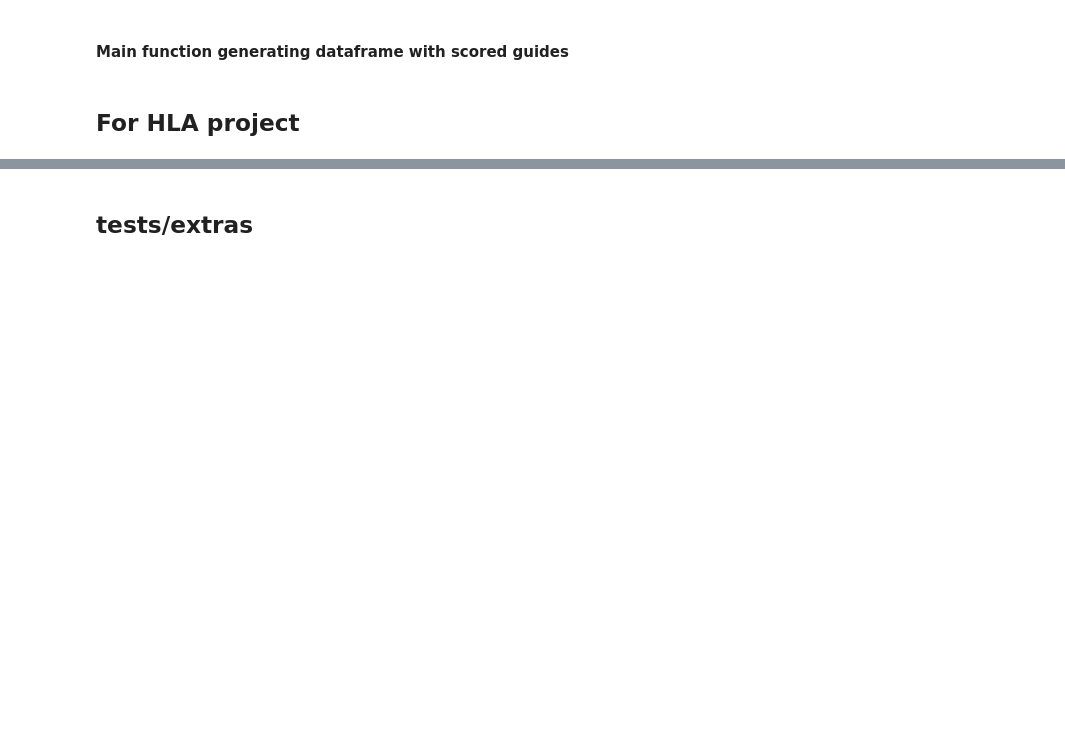
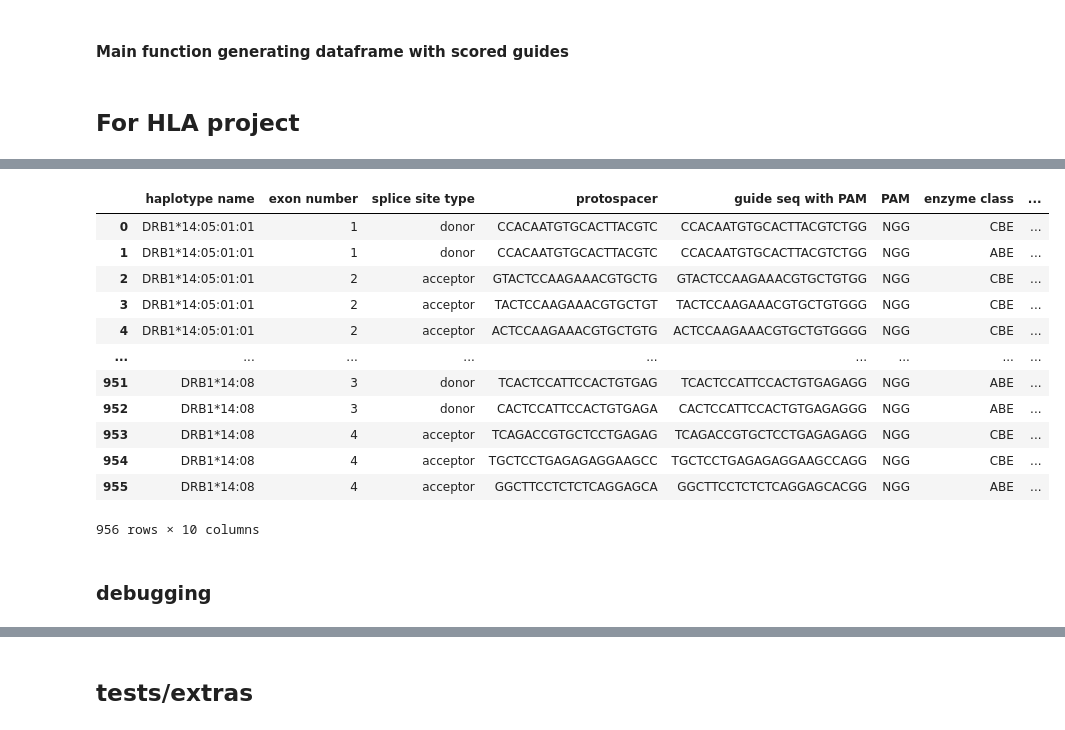
Before and after one commit to asdfghjkate/HLA_spliceEdit, a Jupyter notebook: spliceR_python_HLA.ipynb, the cells around one changed output, grey strips where cells are left out. Cells and saved outputs as stored; diff of their text form; code cells hidden in the pictures; blank space fills up the shorter version.

```diff
--- a/spliceR_python_HLA.ipynb
+++ b/spliceR_python_HLA.ipynb
@@ -402,0 +596,6 @@ HLA_A_output_df.to_csv('HLA_A_all_haps_splice_site_BE_test1.csv', index=False)
+# %%
+hla_dqb1_n_to_a = pd.read_csv("HLA_name_to_dbAccession/HLA_DQB1_name_to_accession.txt", sep="\t")
+hla_dqb1_n_to_a
+HLA_DQB1_name_to_accession = dict(zip(hla_dqb1_n_to_a['name'], hla_dqb1_n_to_a['accession']))
+HLA_DQB1_name_to_accession
+# len(HLA_DQB1_name_to_accession) # 14 target haplotypes
@@ -402,0 +668,5 @@ HLA_A_output_df.to_csv('HLA_A_all_haps_splice_site_BE_test1.csv', index=False)
+# %%
+hla_drb1_n_to_a = pd.read_csv("HLA_name_to_dbAccession/HLA_DRB1_name_to_accession.txt", sep="\t")
+hla_drb1_n_to_a
+HLA_DRB1_name_to_accession = dict(zip(hla_drb1_n_to_a['name'], hla_drb1_n_to_a['accession']))
+HLA_DRB1_name_to_accession
@@ -402,0 +691,45 @@ HLA_A_output_df.to_csv('HLA_A_all_haps_splice_site_BE_test1.csv', index=False)
+# %%
+#### running spliceR on all HLA DRB1 common haplotypes
+
+# initializing empty dataframe to store results
+cols = ['haplotype name', 'exon number', 'splice site type', 'protospacer', 'guide seq with PAM', 'PAM', 'enzyme class', 'CBE/ABE position', 'guide score', 'cDNA disruption pct']
+HLA_DRB1_output_df = pd.DataFrame(columns=cols)
+
+motif_weights_filepath = "./motif_weights.tsv"
+position_weights_filepath = "./position_weights.tsv"
+motif_weights_dict, position_weights_dict = parse_motif_position_weights(motif_weights_filepath, position_weights_filepath)
+
+for haplotype in HLA_DRB1_name_to_accession:
+    print(haplotype)
+    accession = HLA_DRB1_name_to_accession[haplotype]
+    hap_url = f"https://www.ebi.ac.uk/cgi-bin/ipd/api/allele/{accession}"
+    hap_info = parse_json(file_url=hap_url)
+    genomic_features = hap_info['genomic_features']
+    coding_features = hap_info['coding_features']
+    genomic_sequence = hap_info['genomic_sequence']
+    coding_sequence = hap_info['sequences']['coding']
+
+    hap_out = spliceR_main(
+        genomic_features,
+        coding_features,
+        genomic_sequence,
+        coding_sequence,
+        motif_weights_dict,
+        position_weights_dict,
+        output_as_df = True,
+        haplotype_name = haplotype,
+        guide_length = 20,
+        pam = "NGG",
+        flank_length = 20,
+        CBE = True,
+        ABE = True,
+        SA = True,
+        SD = True,
+        logistic_adjust = 1,
+        max_exon_targeted = 4 #exons 5, 6 are intracellular so are not good targets
+    )
+    HLA_DRB1_output_df = pd.concat([HLA_DRB1_output_df, hap_out], axis=0, ignore_index=True)
+
+
+HLA_DRB1_output_df
+# %% [output]
@@ -402,0 +772,13 @@ HLA_A_output_df.to_csv('HLA_A_all_haps_splice_site_BE_test1.csv', index=False)
+|  | haplotype name | exon number | splice site type | protospacer | guide seq with PAM | PAM | enzyme class | ... |
+| 0 | DRB1*14:05:01:01 | 1 | donor | CCACAATGTGCACTTACGTC | CCACAATGTGCACTTACGTCTGG | NGG | CBE | ... |
+| 1 | DRB1*14:05:01:01 | 1 | donor | CCACAATGTGCACTTACGTC | CCACAATGTGCACTTACGTCTGG | NGG | ABE | ... |
+| 2 | DRB1*14:05:01:01 | 2 | acceptor | GTACTCCAAGAAACGTGCTG | GTACTCCAAGAAACGTGCTGTGG | NGG | CBE | ... |
+| 3 | DRB1*14:05:01:01 | 2 | acceptor | TACTCCAAGAAACGTGCTGT | TACTCCAAGAAACGTGCTGTGGG | NGG | CBE | ... |
+| 4 | DRB1*14:05:01:01 | 2 | acceptor | ACTCCAAGAAACGTGCTGTG | ACTCCAAGAAACGTGCTGTGGGG | NGG | CBE | ... |
+| ... | ... | ... | ... | ... | ... | ... | ... | ... |
+| 951 | DRB1*14:08 | 3 | donor | TCACTCCATTCCACTGTGAG | TCACTCCATTCCACTGTGAGAGG | NGG | ABE | ... |
+| 952 | DRB1*14:08 | 3 | donor | CACTCCATTCCACTGTGAGA | CACTCCATTCCACTGTGAGAGGG | NGG | ABE | ... |
+| 953 | DRB1*14:08 | 4 | acceptor | TCAGACCGTGCTCCTGAGAG | TCAGACCGTGCTCCTGAGAGAGG | NGG | CBE | ... |
+| 954 | DRB1*14:08 | 4 | acceptor | TGCTCCTGAGAGAGGAAGCC | TGCTCCTGAGAGAGGAAGCCAGG | NGG | CBE | ... |
+| 955 | DRB1*14:08 | 4 | acceptor | GGCTTCCTCTCTCAGGAGCA | GGCTTCCTCTCTCAGGAGCACGG | NGG | ABE | ... |
+956 rows × 10 columns
@@ -402,0 +788,2 @@ HLA_A_output_df.to_csv('HLA_A_all_haps_splice_site_BE_test1.csv', index=False)
+# %% [markdown]
+### debugging
```
Also changed, not shown: parts of 25 cells of this notebook, 2 other files.
